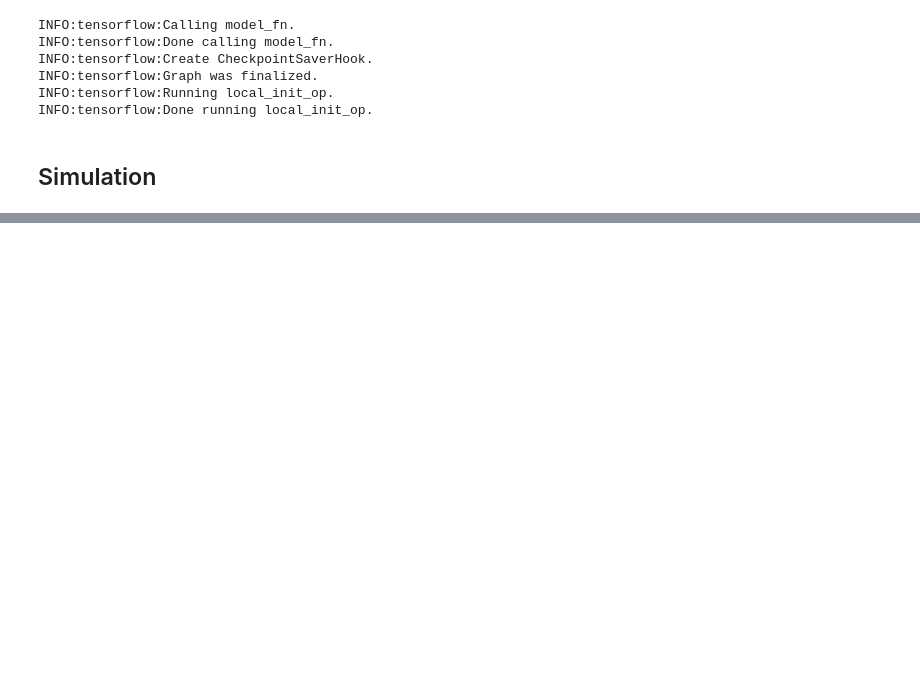
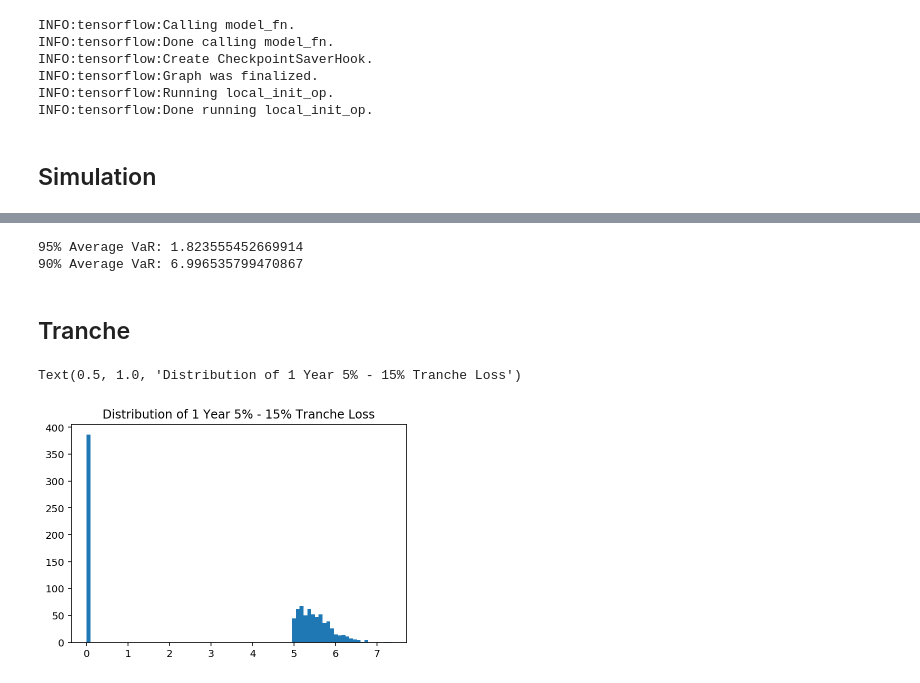
Before and after one commit to AlexaYuqinD/MS-E-246-Project, a Jupyter notebook: MS&E246 Project-Models.ipynb, the cells around one changed output, grey strips where cells are left out. Saved outputs shown, nothing was run; the diff lists cells and outputs as text; code cells hidden in the pictures; blank space fills up the shorter version.

```diff
--- a/MS&E246 Project-Models.ipynb
+++ b/MS&E246 Project-Models.ipynb
@@ -1282,0 +1355,36 @@ sns.distplot(sumloss5,bins = 50,axlabel = 'Simulated 5 Year Loss')
+# %%
+# Average VaR
+# year 5
+sumloss5 = sorted(sumloss5)
+# 95% Average VaR
+avar595 = 0
+for i in range(0,50,10):
+    avar595 += sumloss5[1000-i-1]
+avar595 = avar595/(1/0.05)
+print('95% Average VaR: {}'.format(avar595))
+# 90% Average VaR
+avar590 = 0
+for i in range(0,100,10):
+    avar590 += sumloss5[1000-i-1]
+avar590 = avar590/(1/0.1)
+print('90% Average VaR: {}'.format(avar590))
+# %% [output]
+95% Average VaR: 1.823555452669914
+90% Average VaR: 6.996535799470867
+# %% [markdown]
+## Tranche
+# %%
+# 5% - 15%
+# year 1
+investor1 = []
+for i in range(1000):
+    if sumloss1[i] >= 5 and sumloss1[i] <= 15:
+        investor1.append(sumloss1[i])
+    else:
+        investor1.append(0)
+#sns.distplot(investor1,bins = 50,axlabel = 'Distribution of 1 Year 5% - 15% Tranche Loss')
+_,__,___ = plt.hist(investor1,bins = 80)
+plt.title('Distribution of 1 Year 5% - 15% Tranche Loss')
+# %% [output]
+Text(0.5, 1.0, 'Distribution of 1 Year 5% - 15% Tranche Loss')
+[figure, added]
```
Also changed, not shown: parts of 29 cells of this notebook.
